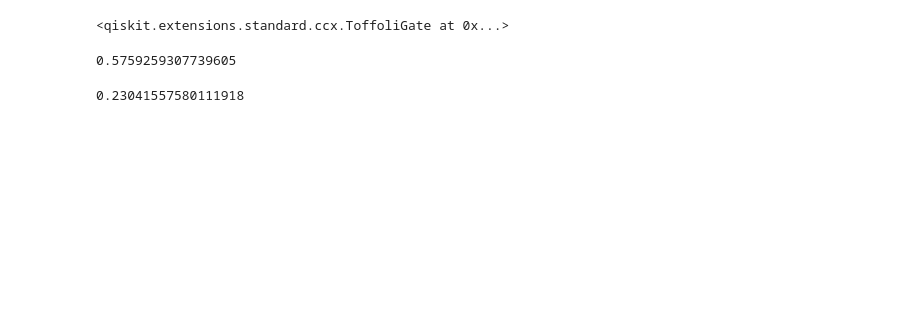
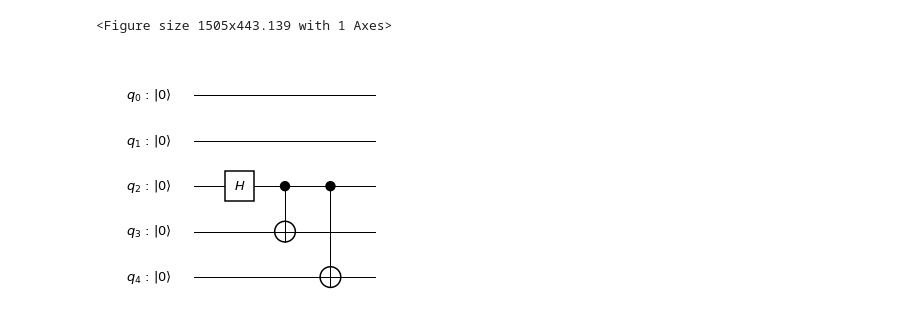
Before and after one commit to edyounis/qiskit-hackathon, a Jupyter notebook: Benchmarking Circuit Transformations.ipynb, the cells around one changed output. Cells and saved outputs as stored; diff of their text form; code cells hidden in the pictures; blank space fills up the shorter version.

```diff
--- a/Benchmarking Circuit Transformations.ipynb
+++ b/Benchmarking Circuit Transformations.ipynb
@@ -50,16 +61,2 @@ def stochastic_compiler ( circuit ):
     circuit = simple_optimize( circuit )
     return circuit
-# %%
-qreg = QuantumRegister( 3, 'q' )
-circ = QuantumCircuit( qreg )
-circ.ccx( qreg[0], qreg[1], qreg[2] )
-# %% [output]
-<qiskit.extensions.standard.ccx.ToffoliGate at 0x...>
-# %%
-evaluate_transformer( stochastic_compiler )
-# %% [output]
-0.5759259307739605
-# %%
-evaluate_transformer( lookahead_compiler )
-# %% [output]
-0.23041557580111918
@@ -65,0 +66,35 @@ evaluate_transformer( lookahead_compiler )
+# %%
+# Circuit
+
+num_qubits = 5; # The number of qubits
+
+q = QuantumRegister(num_qubits, 'q')
+circuit = QuantumCircuit(q)
+
+# Start Circuit
+# Source: https://github.com/Qiskit/qiskit-terra/blob/master/examples/python/qft.py
+def qft(circ, q, n):
+    """n-qubit QFT on q in circ."""
+    for j in range(n):
+        for k in range(j):
+            circ.cu1(pi/float(2**(j-k)), q[j], q[k])
+        circ.h(q[j])
+
+qft( circuit, q, num_qubits )
+
+# End Circuit
+
+circuit.draw( output='mpl', style = { 'usepiformat': True } )
+# %% [output]
+<Figure size 1505x443.139 with 1 Axes>
+# %%
+q = QuantumRegister( 5, 'q' )
+circ = QuantumCircuit(q)
+
+circ.h( q[2] )
+circ.cx( q[2], q[3] )
+circ.cx( q[2], q[4] )
+
+circ.draw( output='mpl', style = { 'usepiformat': True } )
+# %% [output]
+[figure, added]
```
Also changed, not shown: parts of 10 cells of this notebook, 2 other files.
